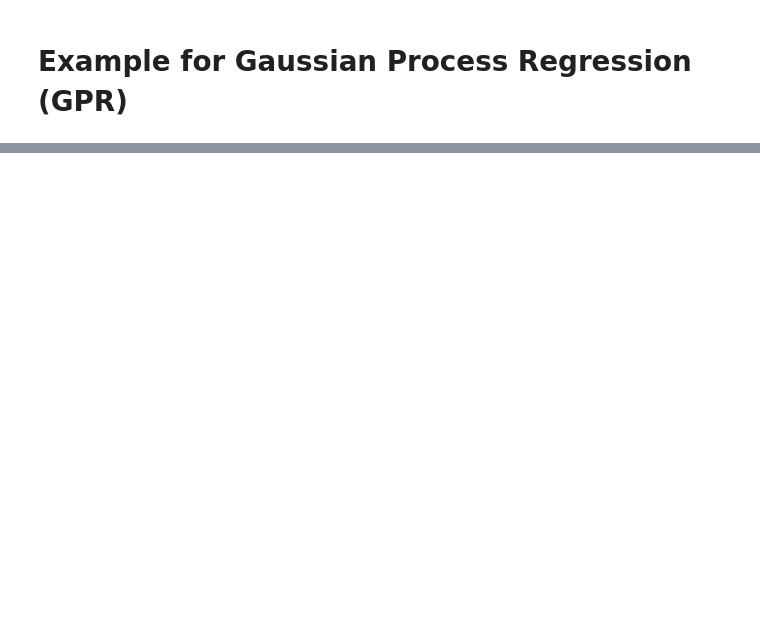
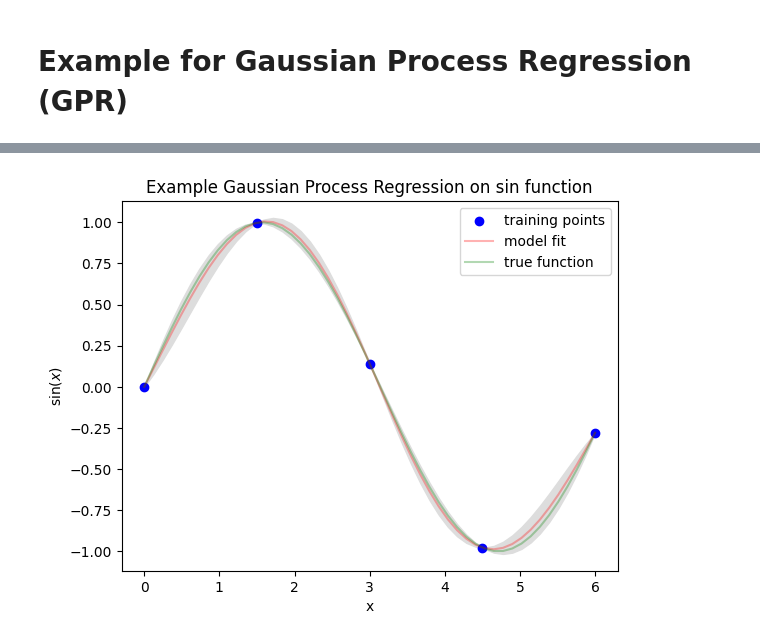
Before and after one commit to popelier-group/ichor, a Jupyter notebook: docs/source/ichor_core_examples/simple_gp.ipynb, the cells around one changed output, grey strips where cells are left out. Saved outputs shown, nothing was run; the diff lists cells and outputs as text; code cells hidden in the pictures; blank space fills up the shorter version.

```diff
--- a/docs/source/ichor_core_examples/simple_gp.ipynb
+++ b/docs/source/ichor_core_examples/simple_gp.ipynb
@@ -48,0 +3,78 @@ plt.show()
+# %%
+import numpy as np
+from matplotlib import pyplot as plt
+from ichor.core.models.kernels.distance import Distance
+
+# example Gaussian process regression notebook on sin function
+# References:
+# 1. Williams, C. K., & Rasmussen, C. E. (2006). Gaussian processes for machine learning
+# (Vol. 2, No. 3, p. 4). Cambridge, MA: MIT press.
+# 2. Gramacy, Robert B. Surrogates: Gaussian process modeling, design, and optimization for the applied sciences.
+#  Chapman and Hall/CRC, 2020
+# 3. https://distill.pub/2019/visual-exploration-gaussian-processes/
+
+def rbf_kernel(a, b, sigma,l):
+    """Definition of RBF kernel with lengthscale and variance.
+
+    :param a: A 1D array containing the values for x
+    :param b: A 1D array containing the values for x'
+    :return: The covariance matrix calculated with the RBF kernel,
+        with covariance between each pair of values in x and x'
+        calculated.
+    """
+    dist2 = Distance.squared_euclidean_distance(a, b)
+
+    return sigma**2*np.exp(-dist2/(2*l**2))
+
+# training inputs
+train_x = np.linspace(0, 6, 5).reshape(-1,1)
+# training outputs
+train_y = np.sin(train_x)
+# test inputs
+test_x = np.linspace(0, 6, 50).reshape(-1,1)
+# true test outputs, these will be used to check how good model predictions are
+test_x_true = np.sin(test_x)
+
+ntrain = train_x.shape[0] # number of training points
+
+mu = 0.0 # prior GP mean
+LENGTHSCALE = 2.0 # lengthscale hyperparameter for the single input dimension
+OUTPUTSCALE = 1.0 # outputscale hyperparameter
+NOISE = 1e-12 * np.eye(ntrain) # noise to be added to the diagonal of covariance matrix
+
+# n_train x n_train with noise on diagonal
+K = rbf_kernel(train_x, train_x, OUTPUTSCALE, LENGTHSCALE) + NOISE
+# ntest x n_train
+K_s = rbf_kernel(test_x, train_x, OUTPUTSCALE, LENGTHSCALE)
+# n_test x n_test
+K_ss = rbf_kernel(test_x, test_x, OUTPUTSCALE, LENGTHSCALE)
+
+# Cholesky decomposition used on K (train train matrix)
+# because it is square symmetric positive semidefinite
+L = np.linalg.cholesky(K)
+alpha = np.linalg.solve(L.T, np.linalg.solve(L, train_y)) # weights
+v = np.linalg.solve(L, K_s.T) # temp vector to calculate variance
+
+# obtain model predictions of function value and variance at test locations
+predictions = (mu + np.matmul(K_s, alpha)).flatten()
+posterior_covariance = K_ss - np.dot(v.T, v)
+var = np.diag(posterior_covariance)
+stdv = np.sqrt(var)
+
+errors = test_x_true.flatten() - predictions
+
+# 2 sigma confidence interval
+# this represents the model uncertainty
+plt.gca().fill_between(test_x.flatten(), predictions-2*stdv, predictions+2*stdv, color="#dddddd")
+# plot training data as points
+plt.scatter(train_x, train_y, color="b", label="training points")
+# plot test points as a line
+plt.plot(test_x, predictions, color="r", label="model fit", alpha=0.3)
+plt.plot(test_x, test_x_true, color="g", label="true function", alpha=0.3)
+plt.title("Example Gaussian Process Regression on sin function")
+plt.xlabel("x")
+plt.ylabel("$\sin(x)$")
+plt.legend()
+plt.show()
+# %% [output]
+[figure, added]
```
Also changed, not shown: parts of 1 cell of this notebook.
